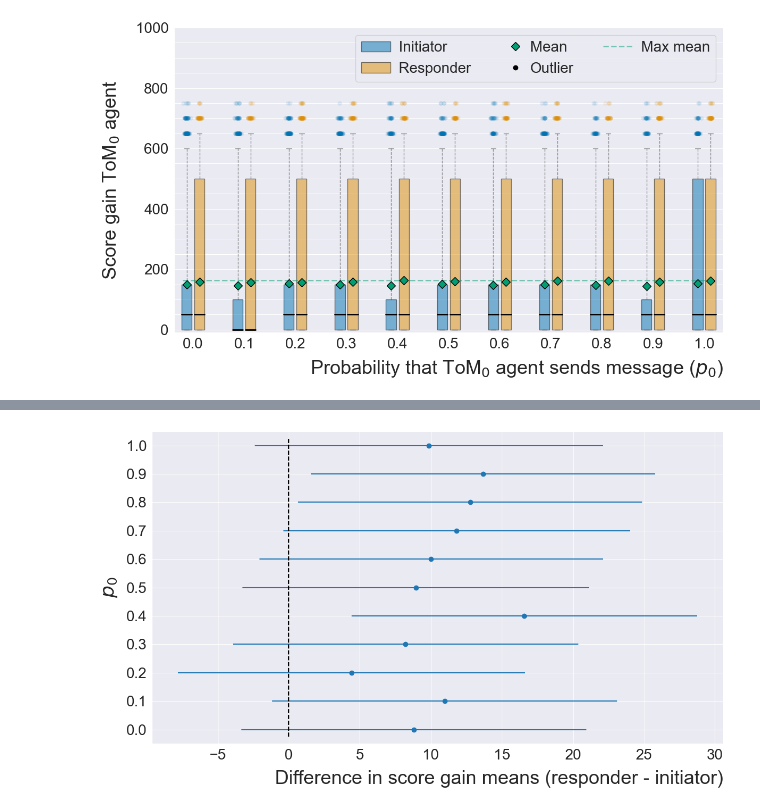
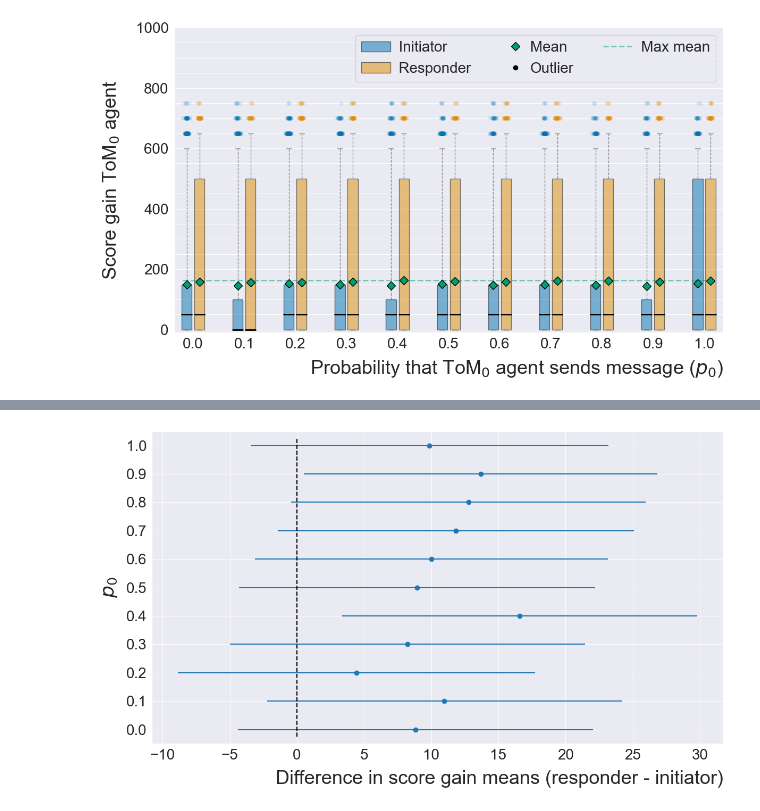
Before and after one commit to SverreBr/MasterThesis, a Jupyter notebook: py_src/expDetermineProb.ipynb, the cells around one changed output, grey strips where cells are left out. Cells and saved outputs as stored; diff of their text form; code cells hidden in the pictures.

```diff
--- a/py_src/expDetermineProb.ipynb
+++ b/py_src/expDetermineProb.ipynb
@@ -56,25 +68,18 @@ keep_columns = ["init_zeroToMProb", "resp_zeroToMProb", "init_tom", "resp_tom",
                 "resp_highestValueParetoOutcome", "init_highestValueParetoOutcome", "init_canLie", "resp_canLie"]
 
 def apply_data_transformation(data):
+    # Ensures that the data is in the format for plotting
     df = copy.deepcopy(data[keep_columns])
     df["zeroToMProb"] = df.apply(lambda x: x["init_zeroToMProb"] if (x["init_tom"] == 0) else x["resp_zeroToMProb"], axis=1)
     df["name"] = df.apply(lambda x: "init_resp" if ((x["init_tom"] == 0) and (x["resp_tom"] == 0)) else ("init" if x["init_tom"] == 0 else "resp"), axis=1)
 
-    sub_df = df.loc[(df["name"] == "init_resp")]
-    new_row = sub_df.iloc[[0]].copy()
-    new_row["name"] = "init"
-    new_df = new_row
-    new_row = sub_df.iloc[[0]].copy()
-    new_row["name"] = "resp"
-    new_df = pd.concat([new_df, new_row]).reset_index(drop=True)
+    sub_df = df.loc[(df["name"] == "init_resp")].copy()
+    sub_df.loc[:, "name"] = "init"
+    df = pd.concat([sub_df, df]).reset_index(drop=True)
 
-    for idx in range(1, len(sub_df.index)):
-        new_row = sub_df.iloc[[idx]].copy()
-        new_row["name"] = "init"
-        new_df = pd.concat([new_df, new_row]).reset_index(drop=True)
-        new_row["name"] = "resp"
-        new_df = pd.concat([new_df, new_row]).reset_index(drop=True)
-    df = pd.concat([new_df, df]).reset_index(drop=True)
+    sub_df = df.loc[(df["name"] == "init_resp")].copy()
+    sub_df.loc[:, "name"] = "resp"
+    df = pd.concat([sub_df, df]).reset_index(drop=True)
 
     df = df.loc[df["name"] != "init_resp"]
     df["gain"] = df.apply(lambda x: x["init_gain"] if x["name"] == "init" else x["resp_gain"], axis=1)
@@ -453,37 +280,38 @@ def make_difference_plot():
     diff_means.columns = ["zeroToMProb", "diff_gain"]
 
     # Create a figure and axis object
-    fig, ax = plt.subplots(figsize = figsize)
+    fig, ax = plt.subplots(figsize = FIG_SIZE)
 
     errors = []
-    confidence = 1 - 0.05 /11
+    confidence = 1 - (0.05 / 11) / 2  # two-tailed
     # confidence = 0.95
     for _, row in diff_means.iterrows():
         stat_data_init = df_transformed[(df_transformed["zeroToMProb"] == row["zeroToMProb"]) & (df_transformed["name"] == "init")]
+        var_init = (np.std(stat_data_init["gain"]))**2
         n_init = len(stat_data_init)
         stat_data_resp = df_transformed[(df_transformed["zeroToMProb"] == row["zeroToMProb"]) & (df_transformed["name"] == "resp")]
+        var_resp = (np.std(stat_data_resp["gain"]))**2
         n_resp = len(stat_data_resp)
-        t_stat = stats.t.ppf(confidence, n_init + n_resp - 2)
-        pooled_var = ((n_init-1) * (np.std(stat_data_init["gain"])**2) + (n_resp-1) * (np.std(stat_data_resp["gain"])**2)) / (n_init + n_resp - 2)
-        errors.append(t_stat * math.sqrt(pooled_var * ((1 / n_init) + (1 / n_resp))))
+        df = ((var_init / n_init + var_resp / n_resp)**2) / (((var_init / n_init)**2) /  (n_init - 1) + ((var_resp / n_resp)**2) / (n_resp - 1))
+        t_stat = stats.t.ppf(confidence, df)
+        errors.append(t_stat * math.sqrt((var_init) / n_init + (var_resp) / n_resp))
 
     # plot the difference
     ax.errorbar(diff_means['diff_gain'], diff_means['zeroToMProb'], fmt="o", xerr=errors)
     ax.vlines(0, ymin = -0.025, ymax=1.025, linestyle='dashed', color="black")
 
     ax.tick_params(axis='both', labelsize=TICK_SIZE)
     ax.set_yticks(np.arange(0, 1.1, 0.1))
     ax.set_yticklabels([0.0, 0.1, 0.2, 0.3, 0.4, 0.5, 0.6, 0.7, 0.8, 0.9, 1.0])
     ax.set_ylim((-0.05, 1.05))
 
     # Set labels
     ax.set_xlabel("Difference in score gain means (responder - initiator)", fontsize=LABEL_SIZE, loc="right", labelpad=10)
     ax.set_ylabel(r"$p_0$", fontsize=LABEL_SIZE,  labelpad=10)
     fig.tight_layout()
     plt.minorticks_on()
 
 make_difference_plot()
-
 plt.savefig(figure_path + "difference_means.pdf")
 # %% [output]
-[figure, old version]
+[figure, new version]
```
Also changed, not shown: parts of 9 cells of this notebook, 1 other file.
